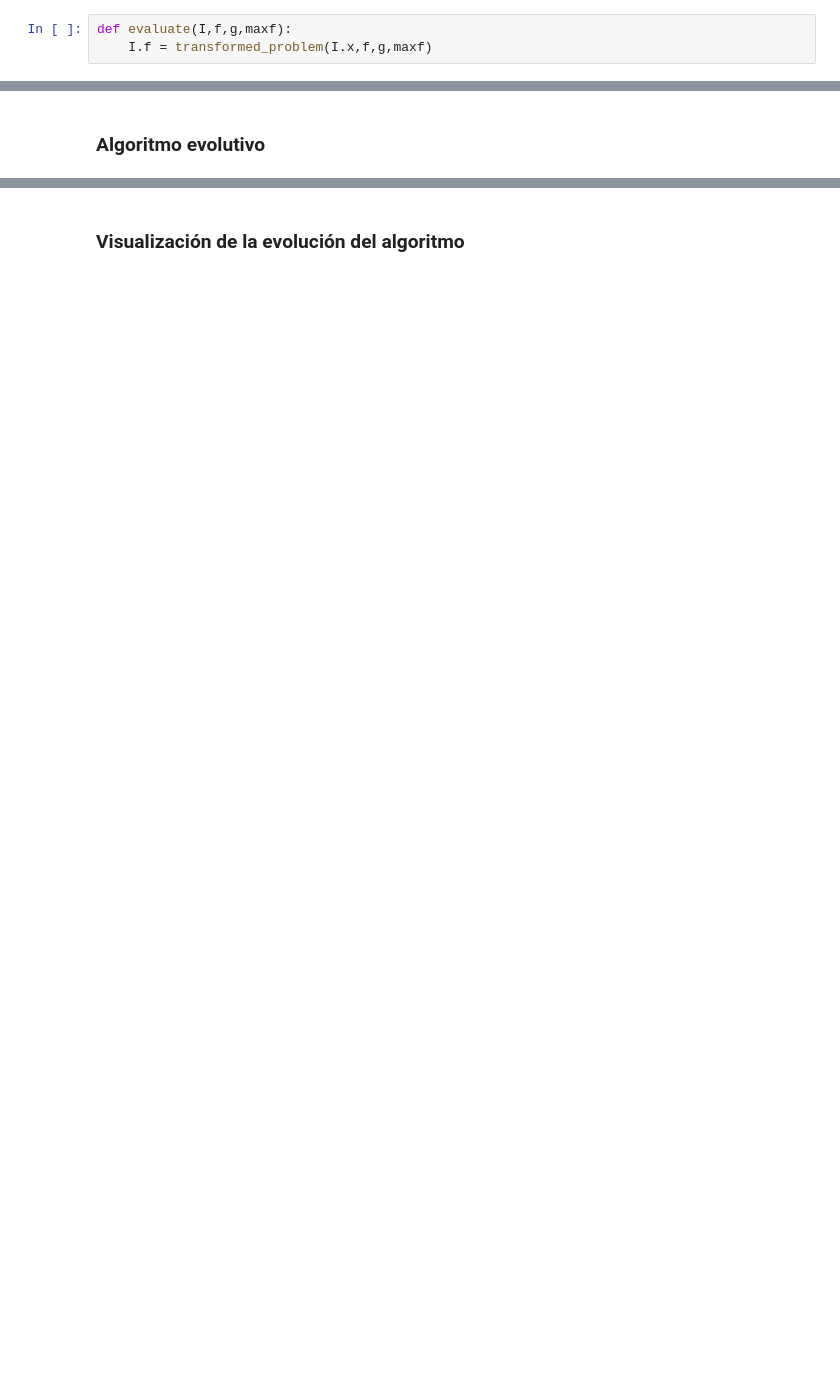
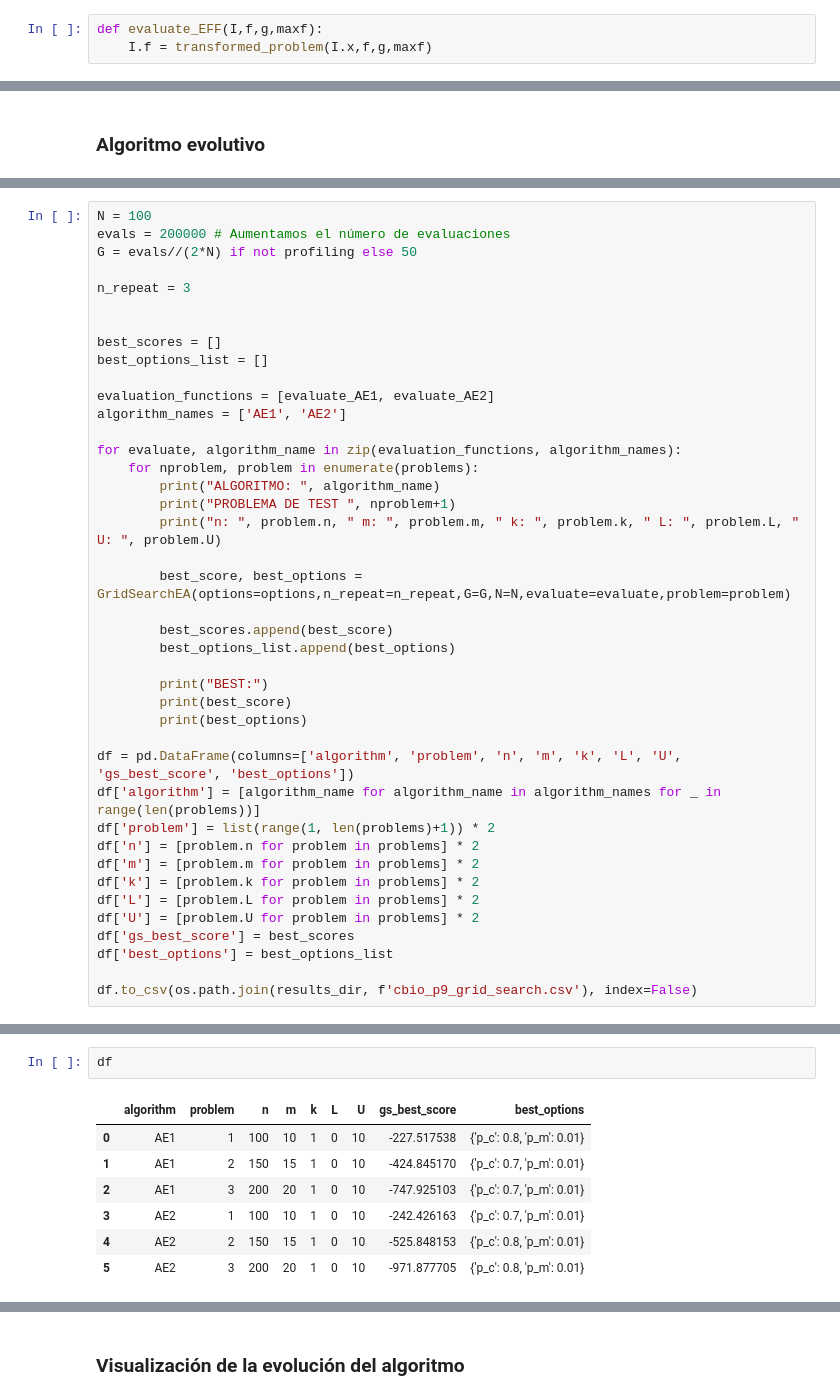
Before and after one commit to santimndez/cbio_practicas, a Jupyter notebook: notebooks/cbio_p9.ipynb, the cells around one changed output, grey strips where cells are left out. Cells and saved outputs as stored; diff of their text form; blank space fills up the shorter version.

```diff
--- a/notebooks/cbio_p9.ipynb
+++ b/notebooks/cbio_p9.ipynb
@@ -227,7 +152,7 @@ def InitializePopulation(P,L,U):
 # %% [markdown]
 ### Función de evaluación
 # %%
-def evaluate(I,f,g,maxf):
+def evaluate_EFF(I,f,g,maxf):
     I.f = transformed_problem(I.x,f,g,maxf)
 # %% [markdown]
 ### Copia de individuo
@@ -402,0 +376,41 @@ def EA(G,N,prob,f,g,maxf,L,U,random_state):
+# %%
+N = 100
+evals = 200000 # Aumentamos el número de evaluaciones
+G = evals//(2*N) if not profiling else 50
+
+n_repeat = 3
+
+
+best_scores = []
+best_options_list = []
+
+evaluation_functions = [evaluate_AE1, evaluate_AE2]
+algorithm_names = ['AE1', 'AE2']
+
+for evaluate, algorithm_name in zip(evaluation_functions, algorithm_names):
+    for nproblem, problem in enumerate(problems):
+        print("ALGORITMO: ", algorithm_name)
+        print("PROBLEMA DE TEST ", nproblem+1)
+        print("n: ", problem.n, " m: ", problem.m, " k: ", problem.k, " L: ", problem.L, " U: ", problem.U)
+
+        best_score, best_options = GridSearchEA(options=options,n_repeat=n_repeat,G=G,N=N,evaluate=evaluate,problem=problem)
+
+        best_scores.append(best_score)
+        best_options_list.append(best_options)
+
+        print("BEST:")
+        print(best_score)
+        print(best_options)
+
+df = pd.DataFrame(columns=['algorithm', 'problem', 'n', 'm', 'k', 'L', 'U', 'gs_best_score', 'best_options'])
+df['algorithm'] = [algorithm_name for algorithm_name in algorithm_names for _ in range(len(problems))]
+df['problem'] = list(range(1, len(problems)+1)) * 2
+df['n'] = [problem.n for problem in problems] * 2
+df['m'] = [problem.m for problem in problems] * 2
+df['k'] = [problem.k for problem in problems] * 2
+df['L'] = [problem.L for problem in problems] * 2
+df['U'] = [problem.U for problem in problems] * 2
+df['gs_best_score'] = best_scores
+df['best_options'] = best_options_list
+
+df.to_csv(os.path.join(results_dir, f'cbio_p9_grid_search.csv'), index=False)
@@ -403 +468,11 @@ def EA(G,N,prob,f,g,maxf,L,U,random_state):
+# %%
+df
+# %% [output]
+|  | algorithm | problem | n | m | k | L | U | gs_best_score | best_options |
+| 0 | AE1 | 1 | 100 | 10 | 1 | 0 | 10 | -227.517538 | {'p_c': 0.8, 'p_m': 0.01} |
+| 1 | AE1 | 2 | 150 | 15 | 1 | 0 | 10 | -424.845170 | {'p_c': 0.7, 'p_m': 0.01} |
+| 2 | AE1 | 3 | 200 | 20 | 1 | 0 | 10 | -747.925103 | {'p_c': 0.7, 'p_m': 0.01} |
+| 3 | AE2 | 1 | 100 | 10 | 1 | 0 | 10 | -242.426163 | {'p_c': 0.7, 'p_m': 0.01} |
+| 4 | AE2 | 2 | 150 | 15 | 1 | 0 | 10 | -525.848153 | {'p_c': 0.8, 'p_m': 0.01} |
+| 5 | AE2 | 3 | 200 | 20 | 1 | 0 | 10 | -971.877705 | {'p_c': 0.8, 'p_m': 0.01} |
 # %% [markdown]
```
Also changed, not shown: parts of 50 cells of this notebook, 1 other file.
